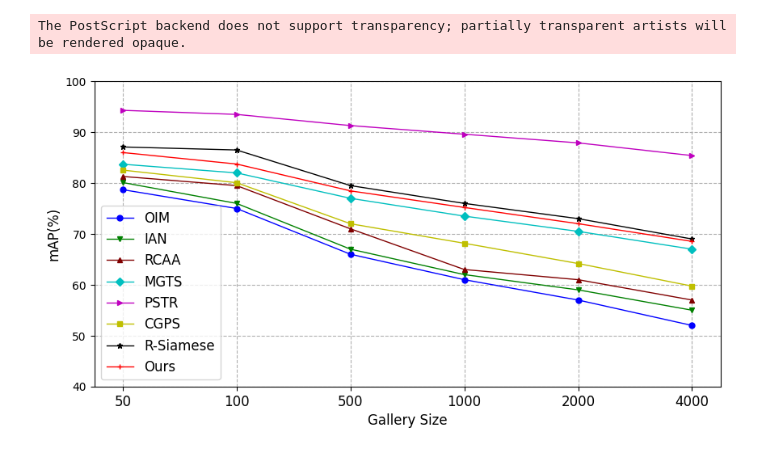
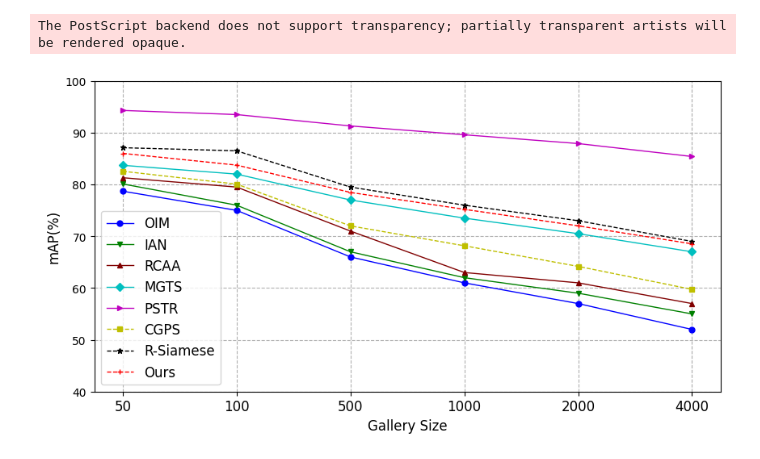
Before and after one commit to JackFlying/DNFNet_release, a Jupyter notebook: tools/visualize/vis_paper_figure/vis_gallery_size.ipynb, the cells around one changed output. Drawn from its saved outputs; the diff is of its cells as text; code cells hidden in the pictures.

```diff
--- a/tools/visualize/vis_paper_figure/vis_gallery_size.ipynb
+++ b/tools/visualize/vis_paper_figure/vis_gallery_size.ipynb
@@ -12,33 +12,34 @@ methods = {
         # 'AlignPSplus': [94.7,94.0,90.8,89.1,86.8,84.0],
         # 'PSTR': [94.3,93.5,91.3,89.6,87.9,85.4],
         'OIM':[78.7, 75, 66, 61, 57, 52],
         'IAN':[80.1, 76, 67, 62, 59, 55],
         'RCAA':[81.3, 79.5, 71, 63, 61, 57],
         'MGTS':[83.7, 82, 77, 73.5, 70.5, 67],
         'PSTR': [94.3, 93.5, 91.3, 89.6, 87.9, 85.4],
         'CGPS':[82.55, 80.07, 72.00, 68.16, 64.18, 59.74],
         'R-Siamese':[87.1, 86.5, 79.5, 76, 73, 69],
         'Ours':[86.00, 83.74, 78.46, 75.20, 72.01, 68.53]
     }
 
 x = [1, 2, 3, 4, 5, 6]
 colors = ['b', 'g','maroon', 'c','m','y', 'k', 'r']
 markers = ['o', 'v', '^', 'D', '>', 's', '*', '+']
+linestyles = ['-', '-', '-', '-', '-', '--', '--', '--']
 
 plt.figure(figsize=(10, 5), dpi=100)
 plt.grid(linestyle="--")  # 设置背景网格线为虚线
 for (i, name) in enumerate(methods):
-    plt.plot(x, methods[name], marker=markers[i], markersize=5, color=colors[i], label=name, linewidth=1)
+    plt.plot(x, methods[name], marker=markers[i], markersize=5, color=colors[i], label=name, linewidth=1, linestyle=linestyles[i])
 
 group_labels = [50, 100, 500, 1000, 2000, 4000]  # x轴刻度的标识
 plt.xticks(x, group_labels, fontsize=12)  # 默认字体大小为10
 plt.ylim((40, 100))
 plt.xlabel("Gallery Size", fontsize=12)
 plt.ylabel("mAP(%)", fontsize=12)
 
 plt.legend(loc=0, prop = {'size':12})
-plt.savefig('./file/gallery_size.eps', dpi=100, format='eps', bbox_inches='tight', pad_inches=0)
+plt.savefig('../file/gallery_size.eps', dpi=100, format='eps', bbox_inches='tight', pad_inches=0)
 plt.show()
 # %% [output]
 The PostScript backend does not support transparency; partially transparent artists will be rendered opaque.
-[figure, old version]
+[figure, new version]
```
Also changed, not shown: 15 other files.
